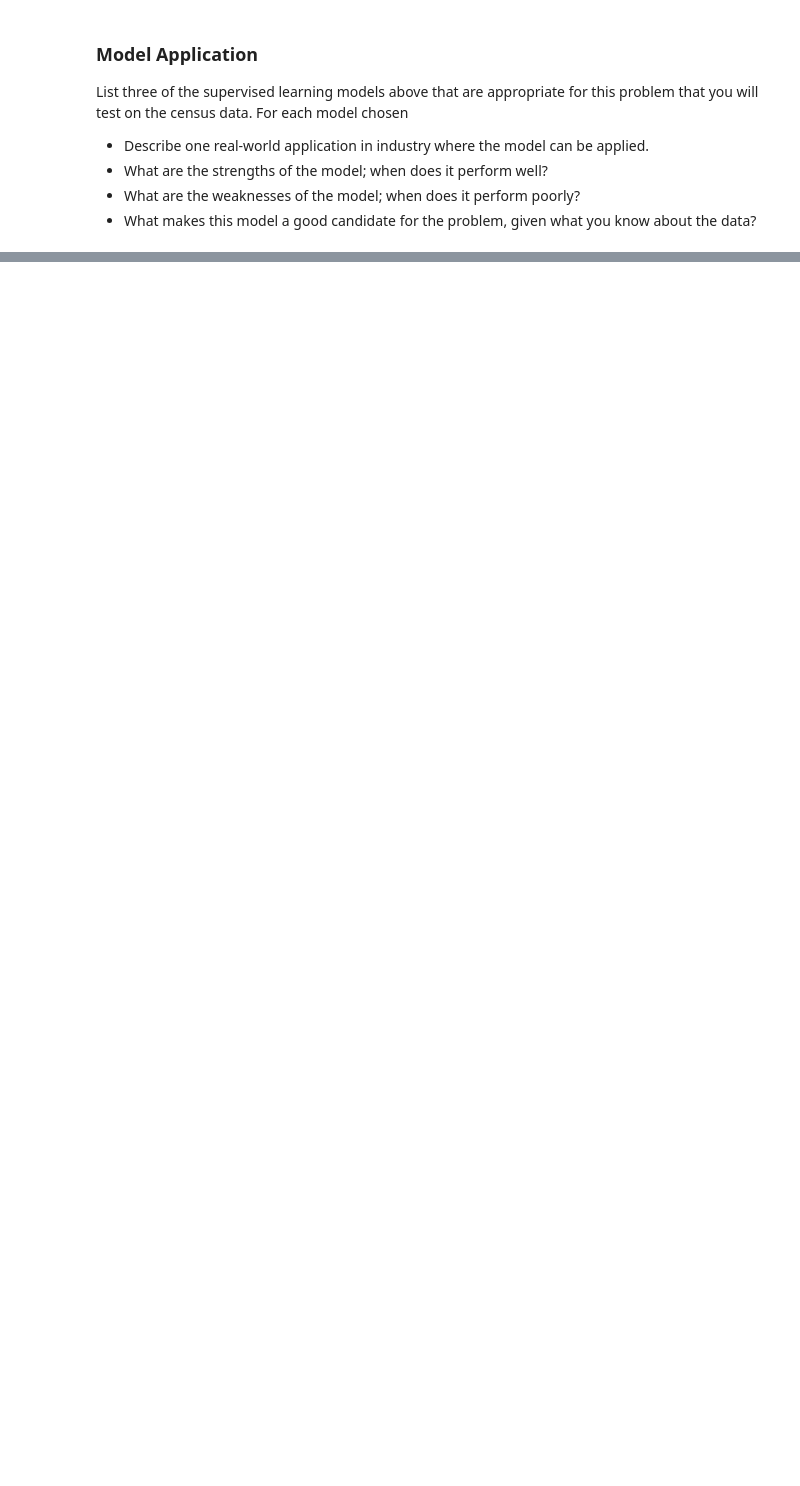
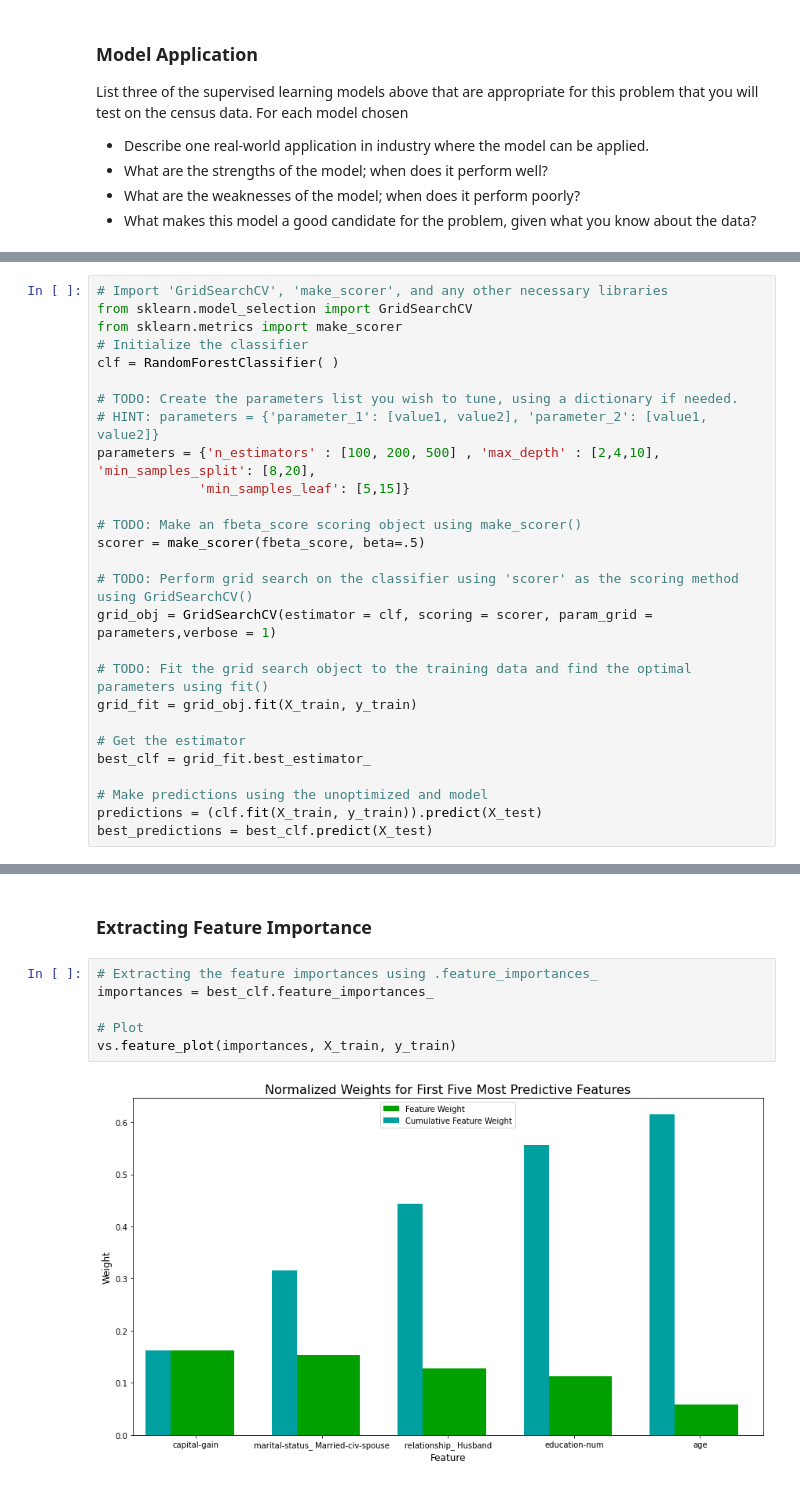
Before and after one commit to omarkhater/Finding-Donors, a Jupyter notebook: finding_donors.ipynb, the cells around one changed output, grey strips where cells are left out. Drawn from its saved outputs; the diff is of its cells as text; blank space fills up the shorter version.

```diff
--- a/finding_donors.ipynb
+++ b/finding_donors.ipynb
@@ -615,0 +515,27 @@ How does a model perform if we only use a subset of all the available features i
+# %%
+# Import 'GridSearchCV', 'make_scorer', and any other necessary libraries
+from sklearn.model_selection import GridSearchCV
+from sklearn.metrics import make_scorer
+# Initialize the classifier
+clf = RandomForestClassifier( )
+
+# TODO: Create the parameters list you wish to tune, using a dictionary if needed.
+# HINT: parameters = {'parameter_1': [value1, value2], 'parameter_2': [value1, value2]}
+parameters = {'n_estimators' : [100, 200, 500] , 'max_depth' : [2,4,10], 'min_samples_split': [8,20],
+             'min_samples_leaf': [5,15]}
+
+# TODO: Make an fbeta_score scoring object using make_scorer()
+scorer = make_scorer(fbeta_score, beta=.5)
+
+# TODO: Perform grid search on the classifier using 'scorer' as the scoring method using GridSearchCV()
+grid_obj = GridSearchCV(estimator = clf, scoring = scorer, param_grid = parameters,verbose = 1)
+
+# TODO: Fit the grid search object to the training data and find the optimal parameters using fit()
+grid_fit = grid_obj.fit(X_train, y_train)
+
+# Get the estimator
+best_clf = grid_fit.best_estimator_
+
+# Make predictions using the unoptimized and model
+predictions = (clf.fit(X_train, y_train)).predict(X_test)
+best_predictions = best_clf.predict(X_test)
@@ -615,0 +608,11 @@ How does a model perform if we only use a subset of all the available features i
+# %% [markdown]
+<a id = 'f_ext'></a>
+### Extracting Feature Importance
+# %%
+# Extracting the feature importances using .feature_importances_
+importances = best_clf.feature_importances_
+
+# Plot
+vs.feature_plot(importances, X_train, y_train)
+# %% [output]
+[figure, added]
```
Also changed, not shown: parts of 97 cells of this notebook, 11 other files.
